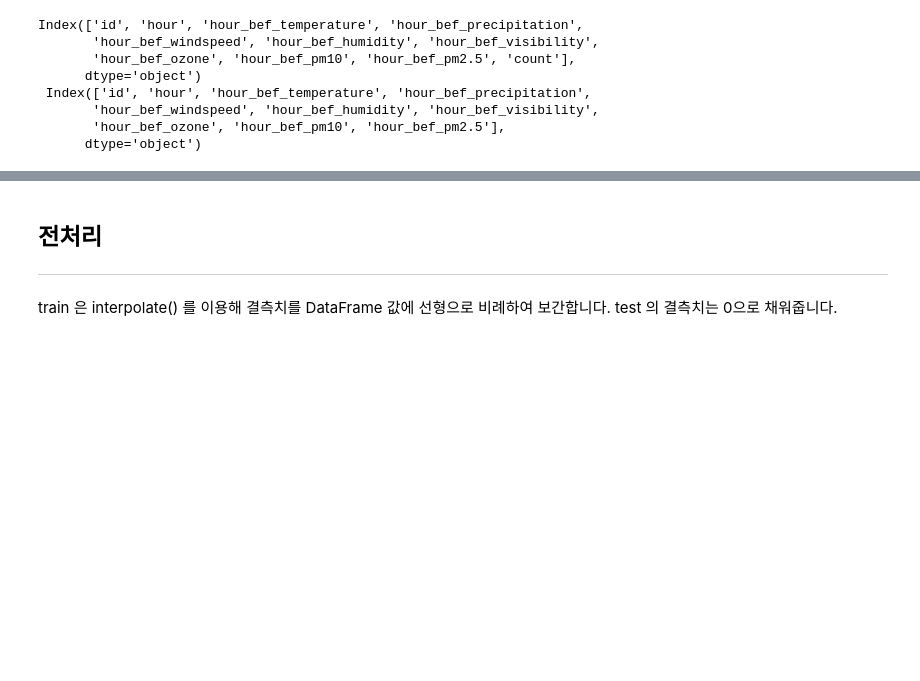
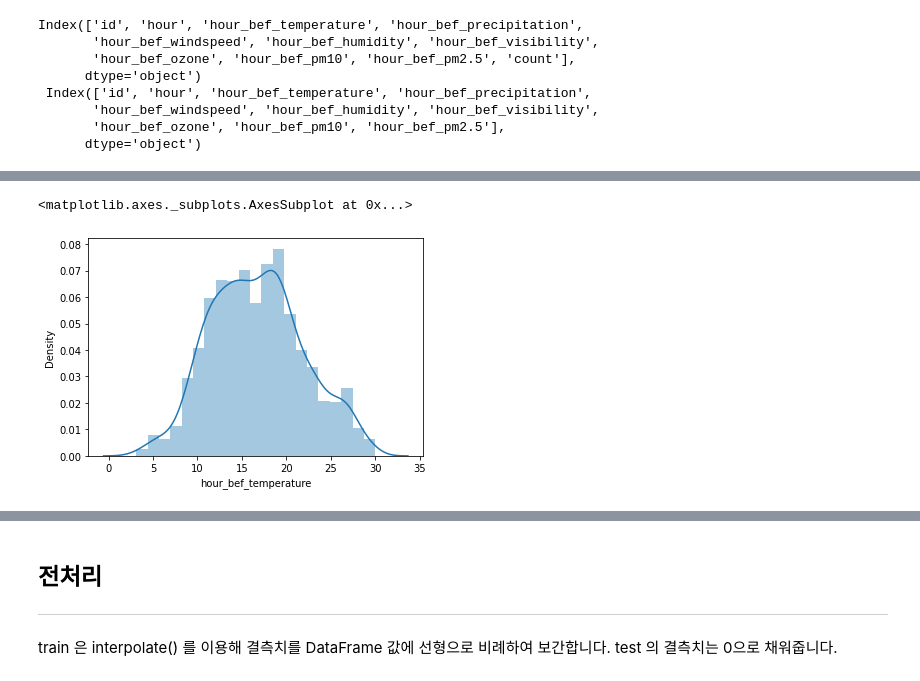
Before and after one commit to gmldud/Deliverate-practice, a Jupyter notebook: 랜덤포레스트_개인_프로젝트.ipynb, the cells around one changed output, grey strips where cells are left out. Cells and saved outputs as stored; diff of their text form; code cells hidden in the pictures; blank space fills up the shorter version.

```diff
--- a/랜덤포레스트_개인_프로젝트.ipynb
+++ b/랜덤포레스트_개인_프로젝트.ipynb
@@ -218,0 +245,5 @@ None
+# %%
+sns.distplot(train['hour_bef_temperature'])
+# %% [output]
+<matplotlib.axes._subplots.AxesSubplot at 0x...>
+[figure, added]
```
Also changed, not shown: parts of 25 cells of this notebook.
